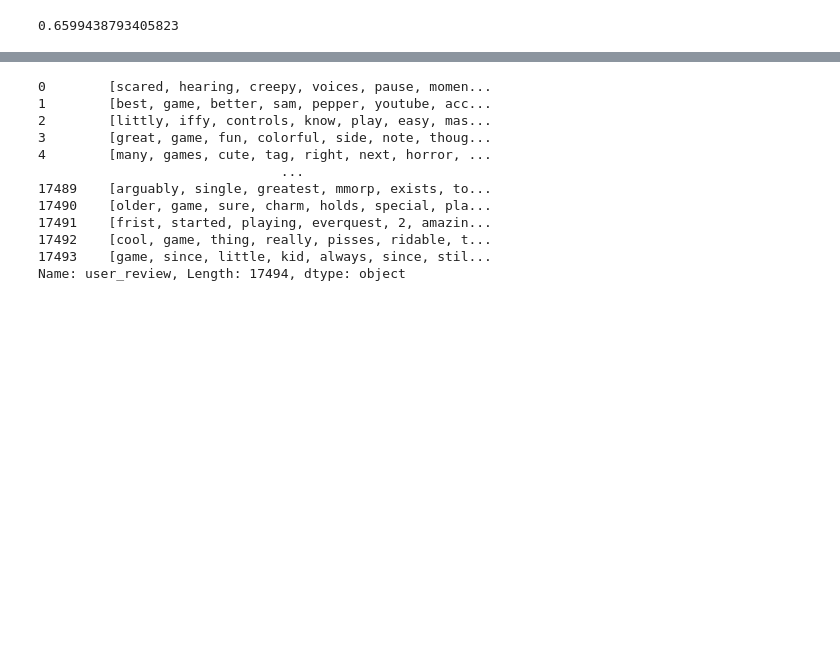
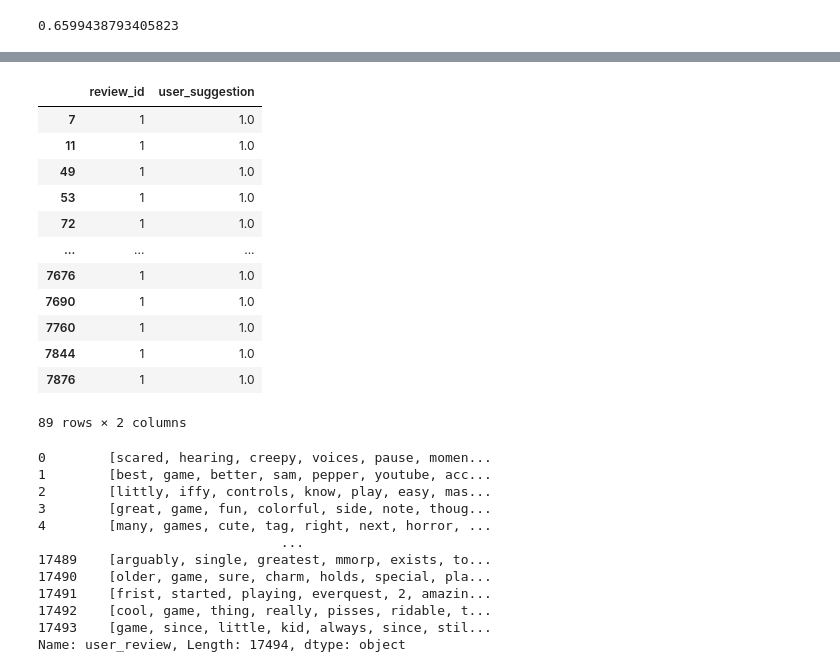
Before and after one commit to DB11051998/gamereview-sentiment, a Jupyter notebook: gamereview.ipynb, the cells around one changed output, grey strips where cells are left out. Cells and saved outputs as stored; diff of their text form; code cells hidden in the pictures; blank space fills up the shorter version.

```diff
--- a/gamereview.ipynb
+++ b/gamereview.ipynb
@@ -333,2 +487,18 @@ Name: user_review, Length: 17278, dtype: object
+# %%
+new_set[new_set['review_id']==1]
+# %% [output]
+|  | review_id | user_suggestion |
+| 7 | 1 | 1.0 |
+| 11 | 1 | 1.0 |
+| 49 | 1 | 1.0 |
+| 53 | 1 | 1.0 |
+| 72 | 1 | 1.0 |
+| ... | ... | ... |
+| 7676 | 1 | 1.0 |
+| 7690 | 1 | 1.0 |
+| 7760 | 1 | 1.0 |
+| 7844 | 1 | 1.0 |
+| 7876 | 1 | 1.0 |
+89 rows × 2 columns
 # %%
 ####free from other language which comprise about 216 out of 17916
```
Also changed, not shown: parts of 55 cells of this notebook.
